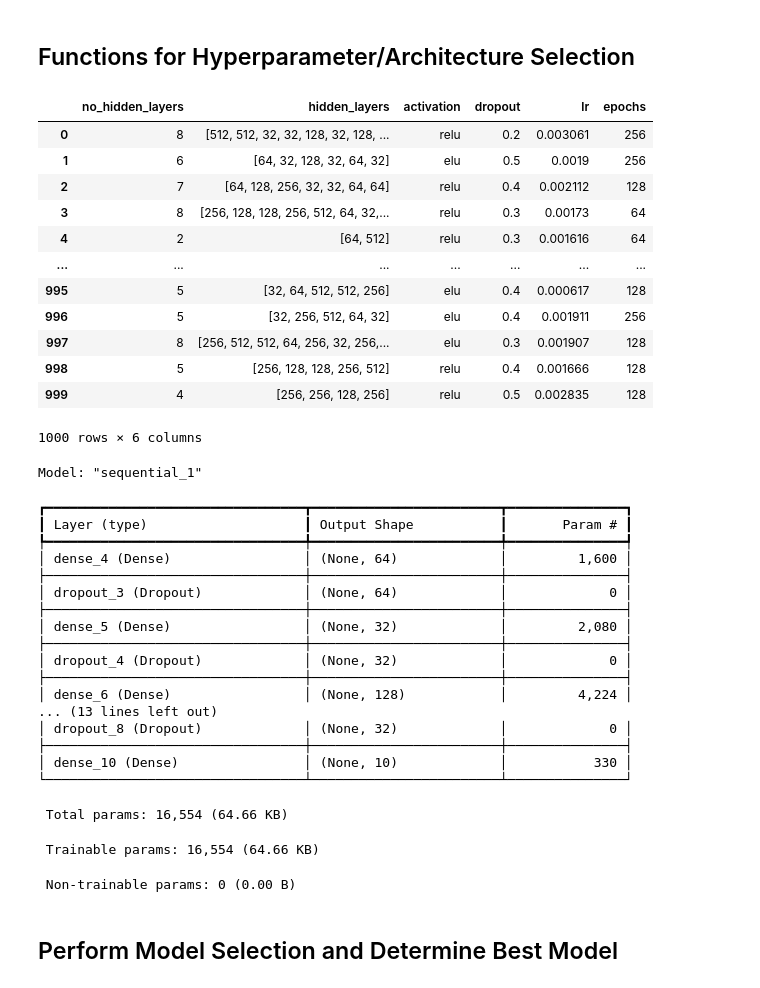
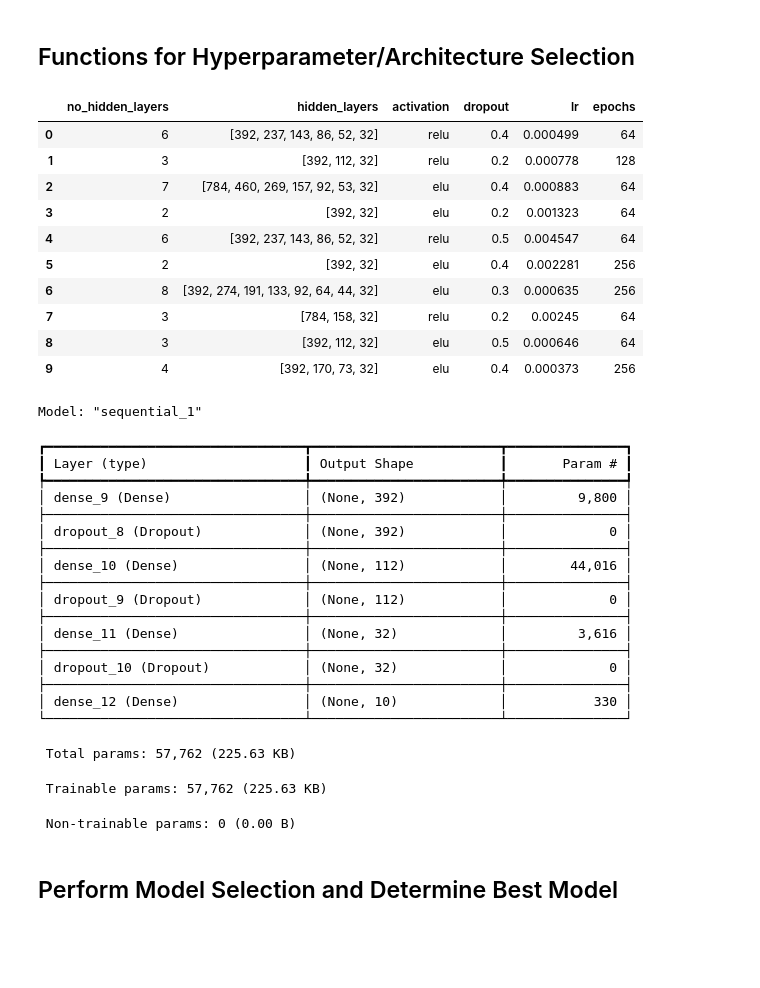
Before and after one commit to Julfried/NDLeIL, a Jupyter notebook: Exercise/Ex3_Grimm.ipynb, the cells around one changed output. Saved outputs shown, nothing was run; the diff lists cells and outputs as text; code cells hidden in the pictures; blank space fills up the shorter version.

Commit message:
Implement decreasing layer structure

```diff
--- a/Exercise/Ex3_Grimm.ipynb
+++ b/Exercise/Ex3_Grimm.ipynb
@@ -64,7 +64,26 @@ def create_hyperparams(n, default_lr=0.001):
 
         no_layers = random.randint(2, 8) # Zero and 1 hidden layers make no sense. Also increase to 8 hidden layers instead of 4
         df.loc[i, 'no_hidden_layers'] = no_layers
-        df.loc[i, 'hidden_layers'] = [int(random.sample([32, 64, 128, 256, 512], 1)[0]) for i in range(no_layers)] # Removed 8 and 16 neurons ==> too few neurons. Also added 128, 256 and 512
+
+        # Number of neuron in hidden layers: Remove random sampling, because it makes no sense if neuron counts are random ==> implement a decreasing pattern
+        # This value is only the initial value
+        # Create decreasing layer sizes
+        initial_size = random.sample([784, 392], 1)[0]  # Start large to capture all information ( 28x28 = 784 pixels or 28x14 = 392 pixels)
+        layer_sizes = [initial_size]
+
+        # Calculate reduction factor
+        reduction = (initial_size / 32) ** (1.0 / (no_layers - 1))
+
+        # Generate remaining layers with smooth size reduction
+        current_size = initial_size
+        for _ in range(no_layers - 1):
+            current_size = int(current_size / reduction)
+            current_size = max(32, min(current_size, layer_sizes[-1]))  # Ensure smooth decrease
+            layer_sizes.append(current_size)
+
+        df.loc[i, 'hidden_layers'] = layer_sizes
+
+        # df.loc[i, 'hidden_layers'] = [int(random.sample([32, 64, 128, 256, 512], 1)[0]) for i in range(no_layers)] #
         df.loc[i, 'dropout'] = random.sample([0.2, 0.3, 0.4, 0.5], 1)[0] # Removed 0 dropout, because it is not recommended for deep networks
         df.loc[i, 'activation'] = random.sample(['relu', 'elu'], 1)[0] # Removed sigmoid, because it does not train well for deep networks
 
@@ -92,22 +111,20 @@ def create_network(hp, no_inputs, no_outputs, output_activation='softmax', **kwa
 
     return(model)
 # %%
-df = create_hyperparams(1000) # Create 1000000 hyperparameters to search through
+df = create_hyperparams(10) # Create 1000000 hyperparameters to search through
 df
 # %% [output]
 |  | no_hidden_layers | hidden_layers | activation | dropout | lr | epochs |
-| 0 | 8 | [512, 512, 32, 32, 128, 32, 128, ... | relu | 0.2 | 0.003061 | 256 |
-| 1 | 6 | [64, 32, 128, 32, 64, 32] | elu | 0.5 | 0.0019 | 256 |
-| 2 | 7 | [64, 128, 256, 32, 32, 64, 64] | relu | 0.4 | 0.002112 | 128 |
-| 3 | 8 | [256, 128, 128, 256, 512, 64, 32,... | relu | 0.3 | 0.00173 | 64 |
-| 4 | 2 | [64, 512] | relu | 0.3 | 0.001616 | 64 |
-| ... | ... | ... | ... | ... | ... | ... |
-| 995 | 5 | [32, 64, 512, 512, 256] | elu | 0.4 | 0.000617 | 128 |
-| 996 | 5 | [32, 256, 512, 64, 32] | elu | 0.4 | 0.001911 | 256 |
-| 997 | 8 | [256, 512, 512, 64, 256, 32, 256,... | elu | 0.3 | 0.001907 | 128 |
-| 998 | 5 | [256, 128, 128, 256, 512] | relu | 0.4 | 0.001666 | 128 |
-| 999 | 4 | [256, 256, 128, 256] | relu | 0.5 | 0.002835 | 128 |
+| 0 | 6 | [392, 237, 143, 86, 52, 32] | relu | 0.4 | 0.000499 | 64 |
+| 1 | 3 | [392, 112, 32] | relu | 0.2 | 0.000778 | 128 |
+| 2 | 7 | [784, 460, 269, 157, 92, 53, 32] | elu | 0.4 | 0.000883 | 64 |
+| 3 | 2 | [392, 32] | elu | 0.2 | 0.001323 | 64 |
+| 4 | 6 | [392, 237, 143, 86, 52, 32] | relu | 0.5 | 0.004547 | 64 |
+| 5 | 2 | [392, 32] | elu | 0.4 | 0.002281 | 256 |
+| 6 | 8 | [392, 274, 191, 133, 92, 64, 44, 32] | elu | 0.3 | 0.000635 | 256 |
+| 7 | 3 | [784, 158, 32] | relu | 0.2 | 0.00245 | 64 |
+| 8 | 3 | [392, 112, 32] | elu | 0.5 | 0.000646 | 64 |
+| 9 | 4 | [392, 170, 73, 32] | elu | 0.4 | 0.000373 | 256 |
-1000 rows × 6 columns
 # %%
 model = create_network(df.iloc[1, :], no_inputs=24, no_outputs=10, loss='sparse_categorical_crossentropy',
                        metrics=['accuracy'])
@@ -118,22 +135,22 @@ Model: "sequential_1"
 ┏━━━━━━━━━━━━━━━━━━━━━━━━━━━━━━━━━┳━━━━━━━━━━━━━━━━━━━━━━━━┳━━━━━━━━━━━━━━━┓
 ┃ Layer (type)                    ┃ Output Shape           ┃       Param # ┃
 ┡━━━━━━━━━━━━━━━━━━━━━━━━━━━━━━━━━╇━━━━━━━━━━━━━━━━━━━━━━━━╇━━━━━━━━━━━━━━━┩
-│ dense_4 (Dense)                 │ (None, 64)             │         1,600 │
+│ dense_9 (Dense)                 │ (None, 392)            │         9,800 │
 ├─────────────────────────────────┼────────────────────────┼───────────────┤
-│ dropout_3 (Dropout)             │ (None, 64)             │             0 │
+│ dropout_8 (Dropout)             │ (None, 392)            │             0 │
 ├─────────────────────────────────┼────────────────────────┼───────────────┤
-│ dense_5 (Dense)                 │ (None, 32)             │         2,080 │
+│ dense_10 (Dense)                │ (None, 112)            │        44,016 │
 ├─────────────────────────────────┼────────────────────────┼───────────────┤
-│ dropout_4 (Dropout)             │ (None, 32)             │             0 │
+│ dropout_9 (Dropout)             │ (None, 112)            │             0 │
 ├─────────────────────────────────┼────────────────────────┼───────────────┤
-│ dense_6 (Dense)                 │ (None, 128)            │         4,224 │
-... (13 lines left out)
-│ dropout_8 (Dropout)             │ (None, 32)             │             0 │
+│ dense_11 (Dense)                │ (None, 32)             │         3,616 │
 ├─────────────────────────────────┼────────────────────────┼───────────────┤
-│ dense_10 (Dense)                │ (None, 10)             │           330 │
+│ dropout_10 (Dropout)            │ (None, 32)             │             0 │
+├─────────────────────────────────┼────────────────────────┼───────────────┤
+│ dense_12 (Dense)                │ (None, 10)             │           330 │
 └─────────────────────────────────┴────────────────────────┴───────────────┘
- Total params: 16,554 (64.66 KB)
+ Total params: 57,762 (225.63 KB)
- Trainable params: 16,554 (64.66 KB)
+ Trainable params: 57,762 (225.63 KB)
  Non-trainable params: 0 (0.00 B)
 # %%
 def find_best(df, crit='ACC'):
```
